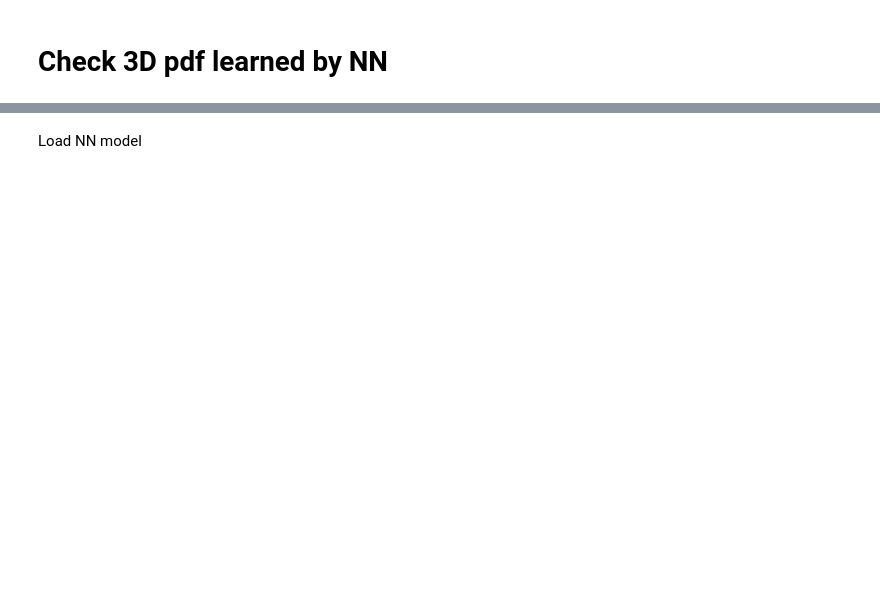
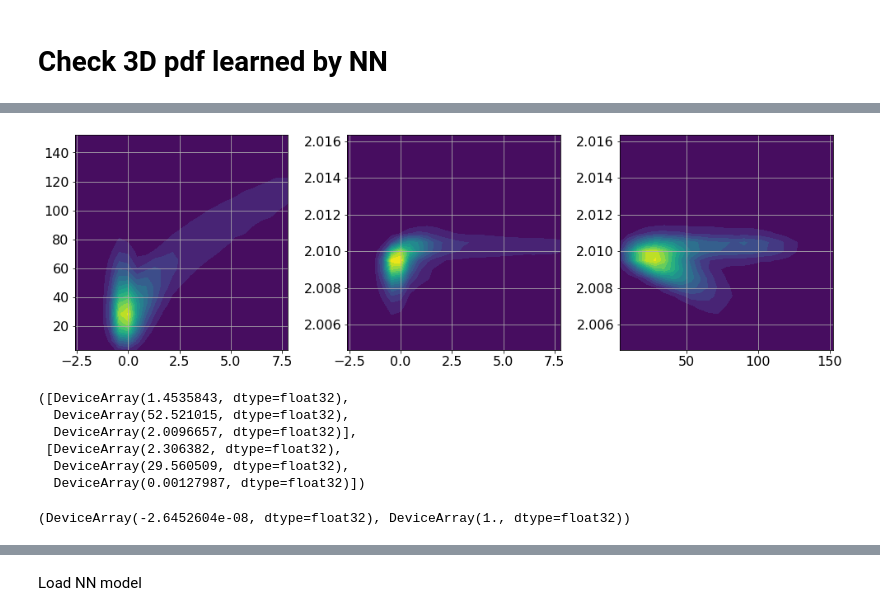
Before and after one commit to VitalyVorobyev/ddst, a Jupyter notebook: nnfit.ipynb, the cells around one changed output, grey strips where cells are left out. Cells and saved outputs as stored; diff of their text form; code cells hidden in the pictures; blank space fills up the shorter version.

```diff
--- a/nnfit.ipynb
+++ b/nnfit.ipynb
@@ -70,18 +50,3 @@ def hist_2d(x, y, rng=None, bins=50, weights=None):
 # %%
 def put_contours(ax, x, y, bins=20, levels=6, weights=None):
     ax.contourf(*hist_2d(x=x, y=y, rng=None, bins=[bins,bins], weights=weights), levels=levels)
-# %%
-def draw_2d_projections(ax, data, bins=20, lebels=6, weights=None):
-    d = data[(data[:,0] > -1.5) & (data[:,0] < 2.5) & (data[:,1] < 80)]
-
-    bins, contours = 20, 6
-    put_contours(ax[0], d[:,0], d[:,1], bins, contours, weights)
-    ax[0].grid()
-
-    put_contours(ax[1], d[:,0], d[:,2], bins, contours, weights)
-    ax[1].set_ylim((2.007, 2.011))
-    ax[1].grid()
-
-    put_contours(ax[2], d[:,1], d[:,2], bins, contours, weights)
-    ax[2].set_ylim((2.007, 2.011))
-    ax[2].grid()
@@ -93,0 +64,6 @@ fig.tight_layout()
+# %%
+fig, ax = plt.subplots(ncols=3, figsize=(14,4.5))
+draw_2d_projections(ax, mcvars, bins=25, levels=15)
+fig.tight_layout()
+# %% [output]
+[figure, added]
@@ -93,0 +76,14 @@ fig.tight_layout()
+# %%
+mcvars_norm, norm_mean, norm_std = normalize(mcvars)
+norm_mean, norm_std
+# %% [output]
+([DeviceArray(1.4535843, dtype=float32),
+  DeviceArray(52.521015, dtype=float32),
+  DeviceArray(2.0096657, dtype=float32)],
+ [DeviceArray(2.306382, dtype=float32),
+  DeviceArray(29.560509, dtype=float32),
+  DeviceArray(0.00127987, dtype=float32)])
+# %%
+mcvars_norm[:,0].mean(), mcvars_norm[:,0].std()
+# %% [output]
+(DeviceArray(-2.6452604e-08, dtype=float32), DeviceArray(1., dtype=float32))
```
Also changed, not shown: parts of 28 cells of this notebook.
